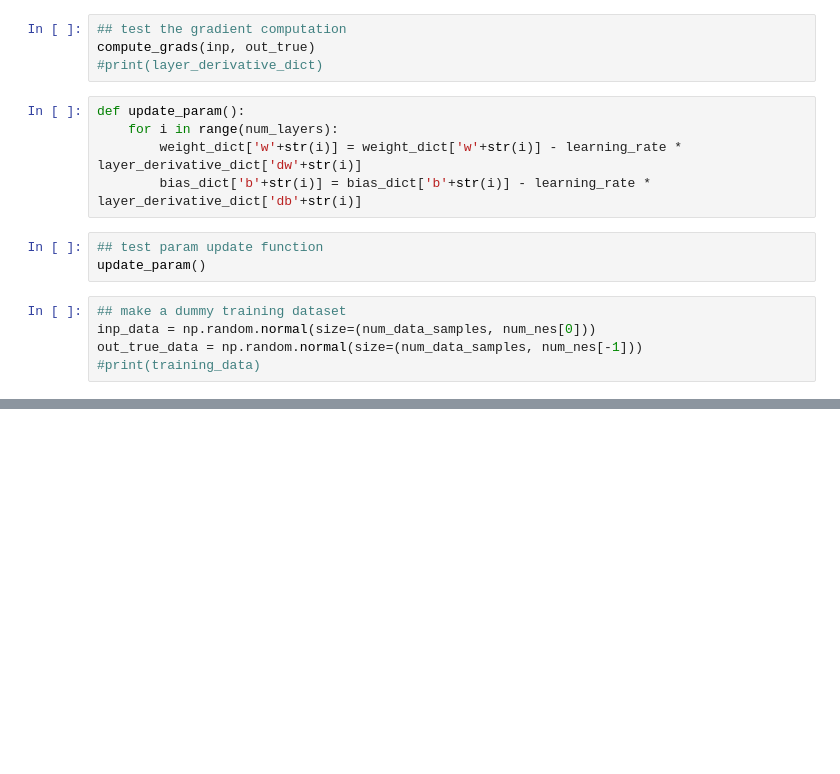
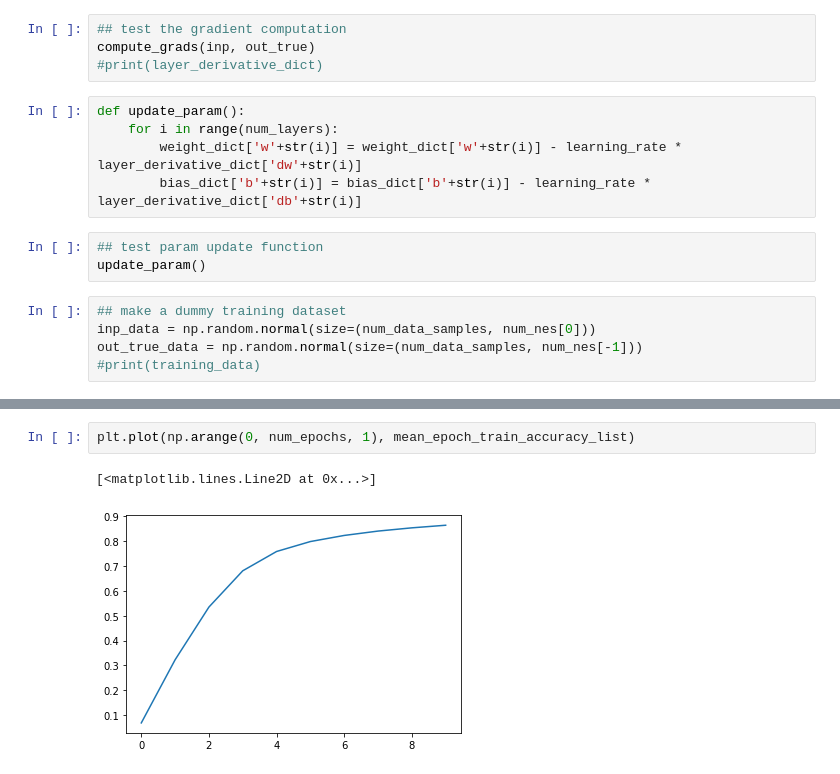
Before and after one commit to melukadesilva/PINNDL, a Jupyter notebook: Deep_Learning_Module-1/Building_deep_learning_training_pipelines/intro_to_ANN.ipynb, the cells around one changed output, grey strips where cells are left out. Saved outputs shown, nothing was run; the diff lists cells and outputs as text; blank space fills up the shorter version.

```diff
--- a/Deep_Learning_Module-1/Building_deep_learning_training_pipelines/intro_to_ANN.ipynb
+++ b/Deep_Learning_Module-1/Building_deep_learning_training_pipelines/intro_to_ANN.ipynb
@@ -133,0 +304,5 @@ plt.plot(np.arange(0, num_epochs, 1), mean_epoch_error_list)
+# %%
+plt.plot(np.arange(0, num_epochs, 1), mean_epoch_train_accuracy_list)
+# %% [output]
+[<matplotlib.lines.Line2D at 0x...>]
+[figure, added]
```
Also changed, not shown: parts of 19 cells of this notebook, 3 other files.
